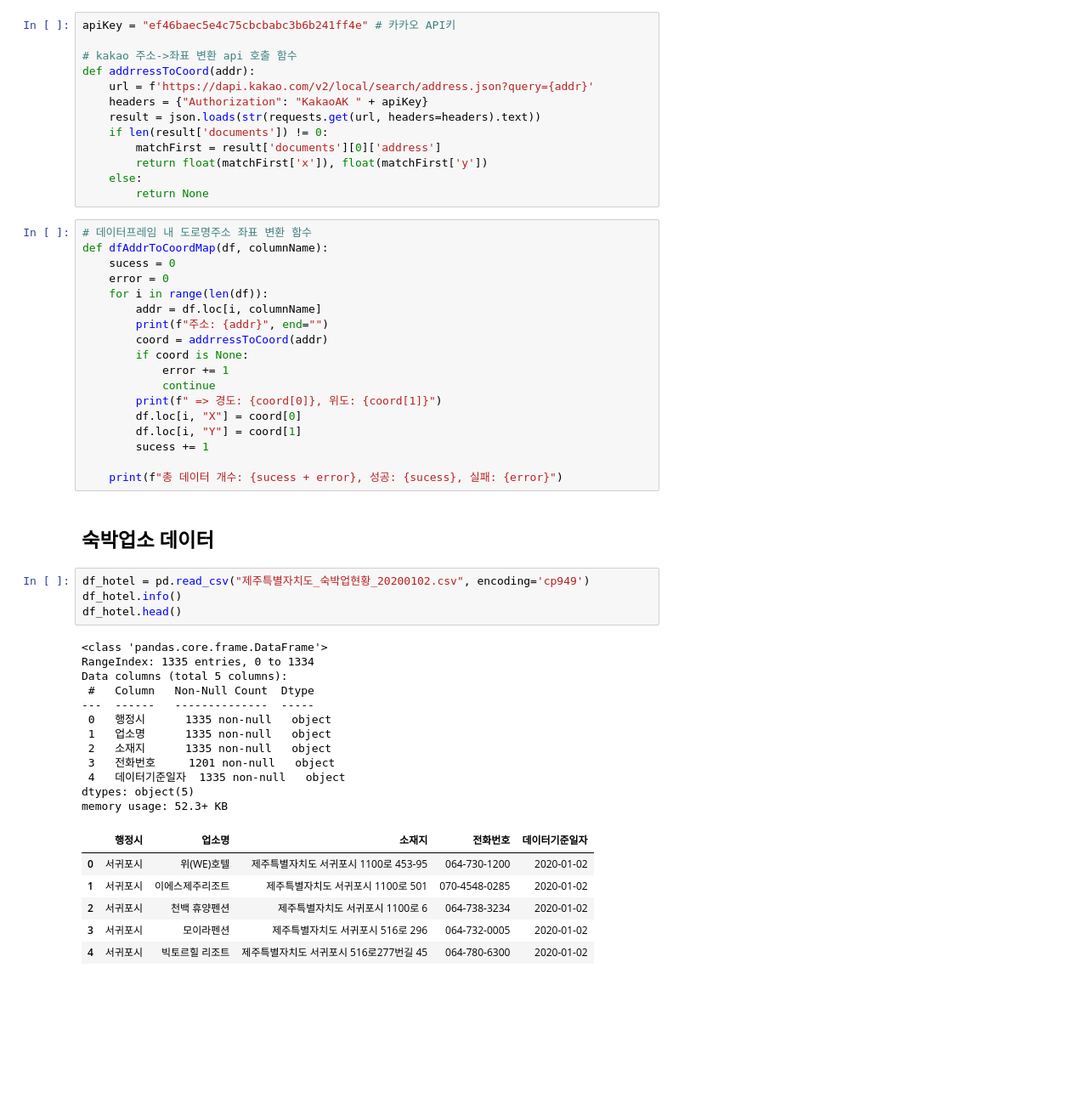
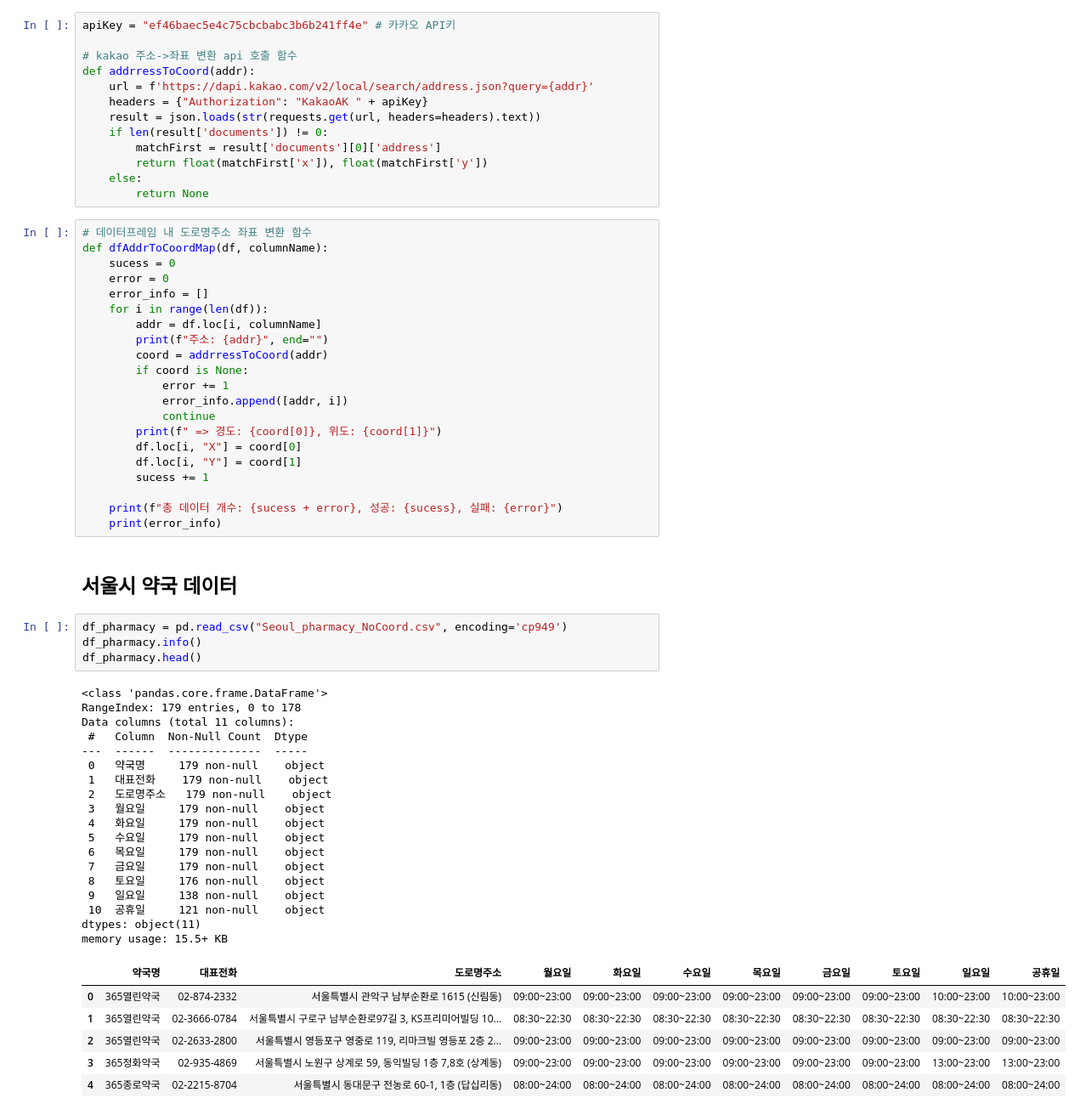
Before and after one commit to ChoiInYeol/KHUDA-Seoul-BigDataCampus, a Jupyter notebook: 2.Seoul_Juso_KakaoAPI.ipynb, the cells around one changed output. Shown at 85% size. Drawn from its saved outputs; the diff is of its cells as text; blank space fills up the shorter version.

```diff
--- a/2.Seoul_Juso_KakaoAPI.ipynb
+++ b/2.Seoul_Juso_KakaoAPI.ipynb
@@ -24,12 +24,14 @@ def addrressToCoord(addr):
 def dfAddrToCoordMap(df, columnName):
     sucess = 0
     error = 0
+    error_info = []
     for i in range(len(df)):
         addr = df.loc[i, columnName]
         print(f"주소: {addr}", end="")
         coord = addrressToCoord(addr)
         if coord is None:
             error += 1
+            error_info.append([addr, i])
             continue
         print(f" => 경도: {coord[0]}, 위도: {coord[1]}")
         df.loc[i, "X"] = coord[0]
@@ -37,30 +39,37 @@ def dfAddrToCoordMap(df, columnName):
         sucess += 1
 
     print(f"총 데이터 개수: {sucess + error}, 성공: {sucess}, 실패: {error}")
+    print(error_info)
 # %% [markdown]
-## 숙박업소 데이터
+## 서울시 약국 데이터
 # %%
-df_hotel = pd.read_csv("제주특별자치도_숙박업현황_20200102.csv", encoding='cp949')
-df_hotel.info()
-df_hotel.head()
+df_pharmacy = pd.read_csv("Seoul_pharmacy_NoCoord.csv", encoding='cp949')
+df_pharmacy.info()
+df_pharmacy.head()
 # %% [output]
 <class 'pandas.core.frame.DataFrame'>
-RangeIndex: 1335 entries, 0 to 1334
-Data columns (total 5 columns):
- #   Column   Non-Null Count  Dtype
----  ------   --------------  -----
- 0   행정시      1335 non-null   object
- 1   업소명      1335 non-null   object
- 2   소재지      1335 non-null   object
- 3   전화번호     1201 non-null   object
- 4   데이터기준일자  1335 non-null   object
-dtypes: object(5)
-memory usage: 52.3+ KB
+RangeIndex: 179 entries, 0 to 178
+Data columns (total 11 columns):
+ #   Column  Non-Null Count  Dtype
+---  ------  --------------  -----
+ 0   약국명     179 non-null    object
+ 1   대표전화    179 non-null    object
+ 2   도로명주소   179 non-null    object
+ 3   월요일     179 non-null    object
+ 4   화요일     179 non-null    object
+ 5   수요일     179 non-null    object
+ 6   목요일     179 non-null    object
+ 7   금요일     179 non-null    object
+ 8   토요일     176 non-null    object
+ 9   일요일     138 non-null    object
+ 10  공휴일     121 non-null    object
+dtypes: object(11)
+memory usage: 15.5+ KB
-|  | 행정시 | 업소명 | 소재지 | 전화번호 | 데이터기준일자 |
-| 0 | 서귀포시 | 위(WE)호텔 | 제주특별자치도 서귀포시 1100로 453-95 | 064-730-1200 | 2020-01-02 |
-| 1 | 서귀포시 | 이에스제주리조트 | 제주특별자치도 서귀포시 1100로 501 | 070-4548-0285 | 2020-01-02 |
-| 2 | 서귀포시 | 천백 휴양펜션 | 제주특별자치도 서귀포시 1100로 6 | 064-738-3234 | 2020-01-02 |
-| 3 | 서귀포시 | 모이라펜션 | 제주특별자치도 서귀포시 516로 296 | 064-732-0005 | 2020-01-02 |
-| 4 | 서귀포시 | 빅토르힐 리조트 | 제주특별자치도 서귀포시 516로277번길 45 | 064-780-6300 | 2020-01-02 |
+|  | 약국명 | 대표전화 | 도로명주소 | 월요일 | 화요일 | 수요일 | 목요일 | 금요일 | 토요일 | 일요일 | 공휴일 |
+| 0 | 365열린약국 | 02-874-2332 | 서울특별시 관악구 남부순환로 1615 (신림동) | 09:00~23:00 | 09:00~23:00 | 09:00~23:00 | 09:00~23:00 | 09:00~23:00 | 09:00~23:00 | 10:00~23:00 | 10:00~23:00 |
+| 1 | 365열린약국 | 02-3666-0784 | 서울특별시 구로구 남부순환로97길 3, KS프리미어빌딩 10... | 08:30~22:30 | 08:30~22:30 | 08:30~22:30 | 08:30~22:30 | 08:30~22:30 | 08:30~22:30 | 08:30~22:30 | 08:30~22:30 |
+| 2 | 365열린약국 | 02-2633-2800 | 서울특별시 영등포구 영중로 119, 리마크빌 영등포 2층 2... | 09:00~23:00 | 09:00~23:00 | 09:00~23:00 | 09:00~23:00 | 09:00~23:00 | 09:00~23:00 | 09:00~23:00 | 09:00~23:00 |
+| 3 | 365정화약국 | 02-935-4869 | 서울특별시 노원구 상계로 59, 동익빌딩 1층 7,8호 (상계동) | 09:00~23:00 | 09:00~23:00 | 09:00~23:00 | 09:00~23:00 | 09:00~23:00 | 09:00~23:00 | 13:00~23:00 | 13:00~23:00 |
+| 4 | 365종로약국 | 02-2215-8704 | 서울특별시 동대문구 전농로 60-1, 1층 (답십리동) | 08:00~24:00 | 08:00~24:00 | 08:00~24:00 | 08:00~24:00 | 08:00~24:00 | 08:00~24:00 | 08:00~24:00 | 08:00~24:00 |
 # %%
 # 중복값 제거
```
Also changed, not shown: parts of 38 cells of this notebook.
